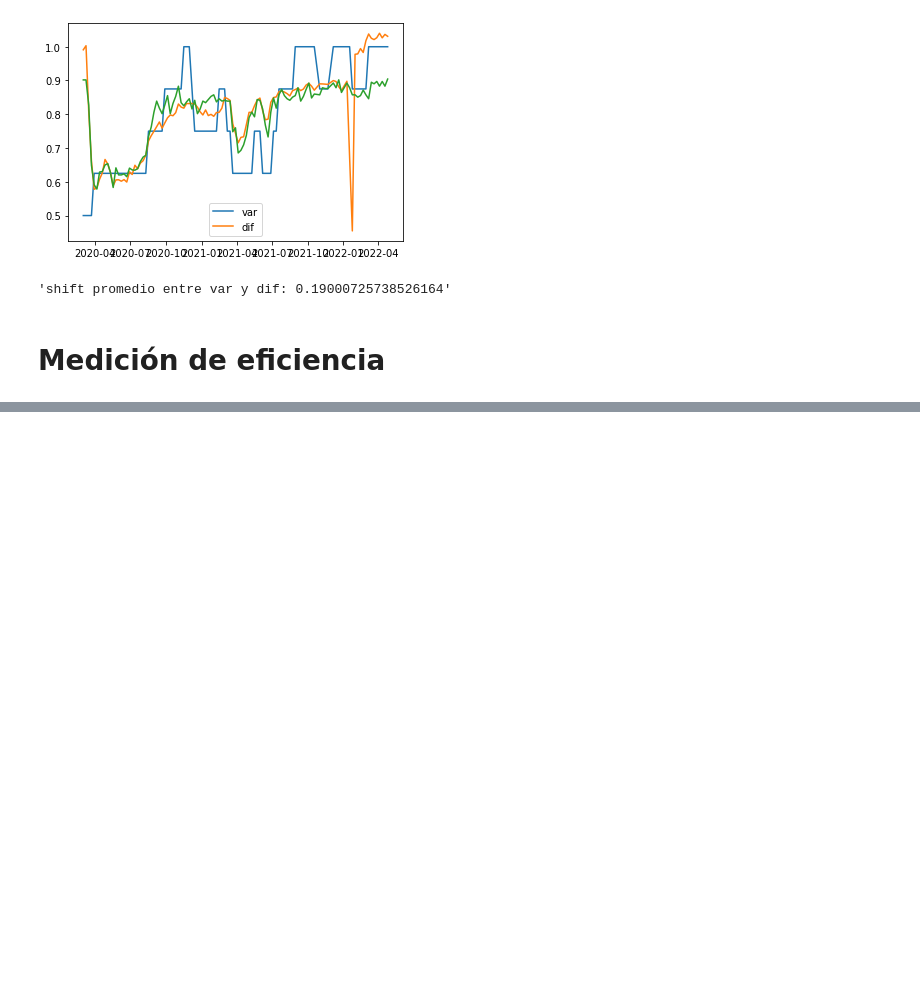
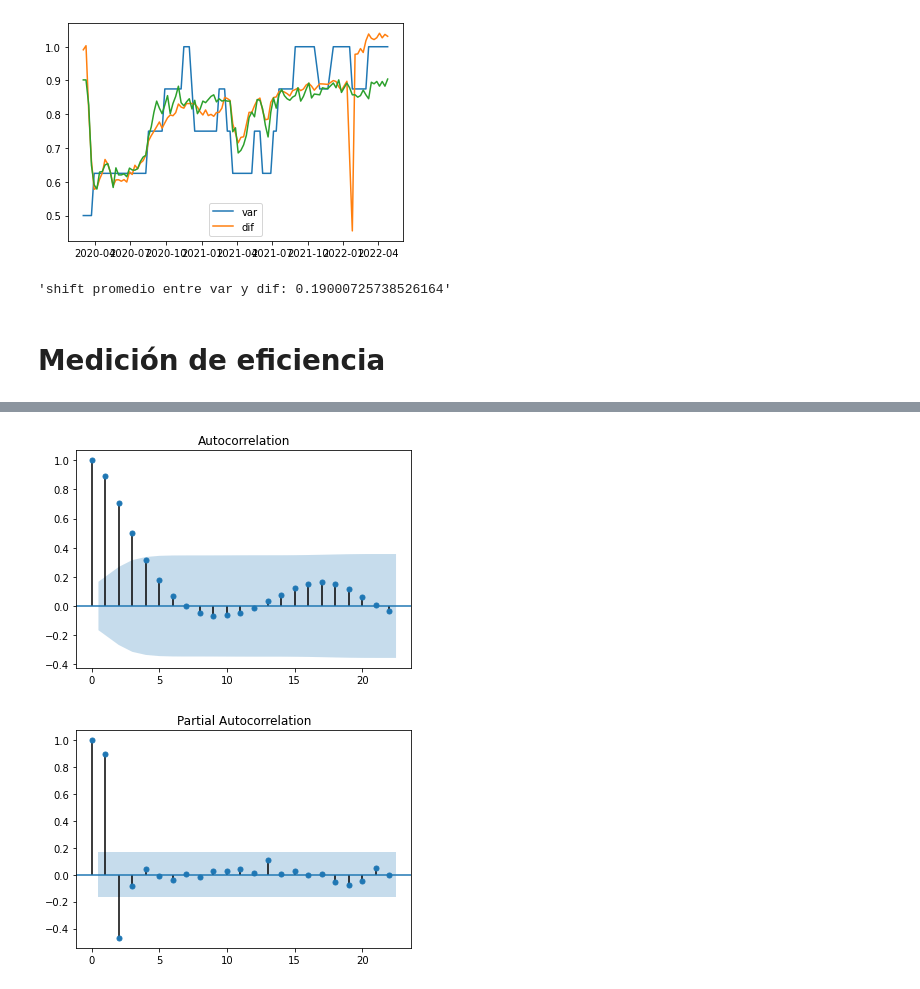
Before and after one commit to tanaxer01/DHA1001_Transito, a Jupyter notebook: index_calcs.ipynb, the cells around one changed output, grey strips where cells are left out. Cells and saved outputs as stored; diff of their text form; code cells hidden in the pictures; blank space fills up the shorter version.

```diff
--- a/index_calcs.ipynb
+++ b/index_calcs.ipynb
@@ -192,0 +255,8 @@ f"shift promedio entre var y dif: {(dif - var_salidas).mean()}"
+# %%
+from statsmodels.graphics.tsaplots import plot_acf,plot_pacf
+
+acf = plot_acf(casos_nuevos.Santiago)
+pacf = plot_pacf(casos_nuevos.Santiago)
+# %% [output]
+[figure, added]
+[figure, added]
```
Also changed, not shown: parts of 14 cells of this notebook.
